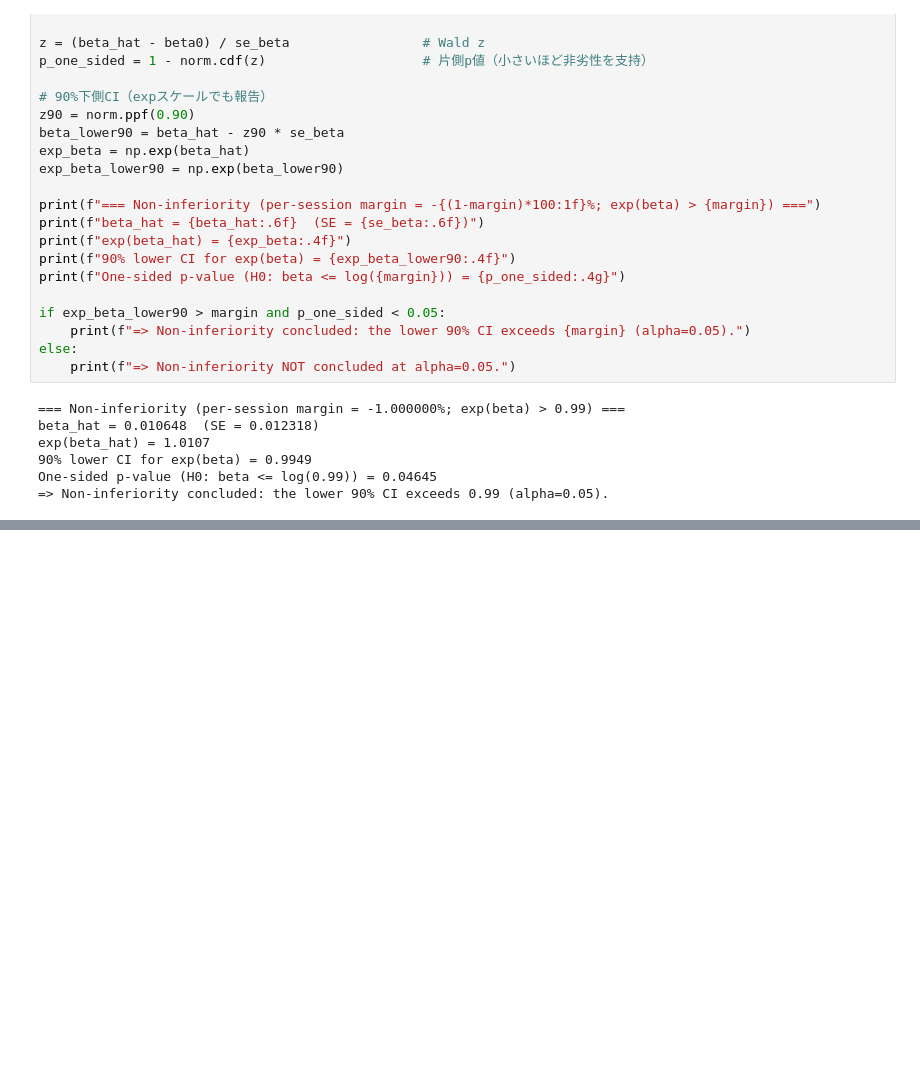
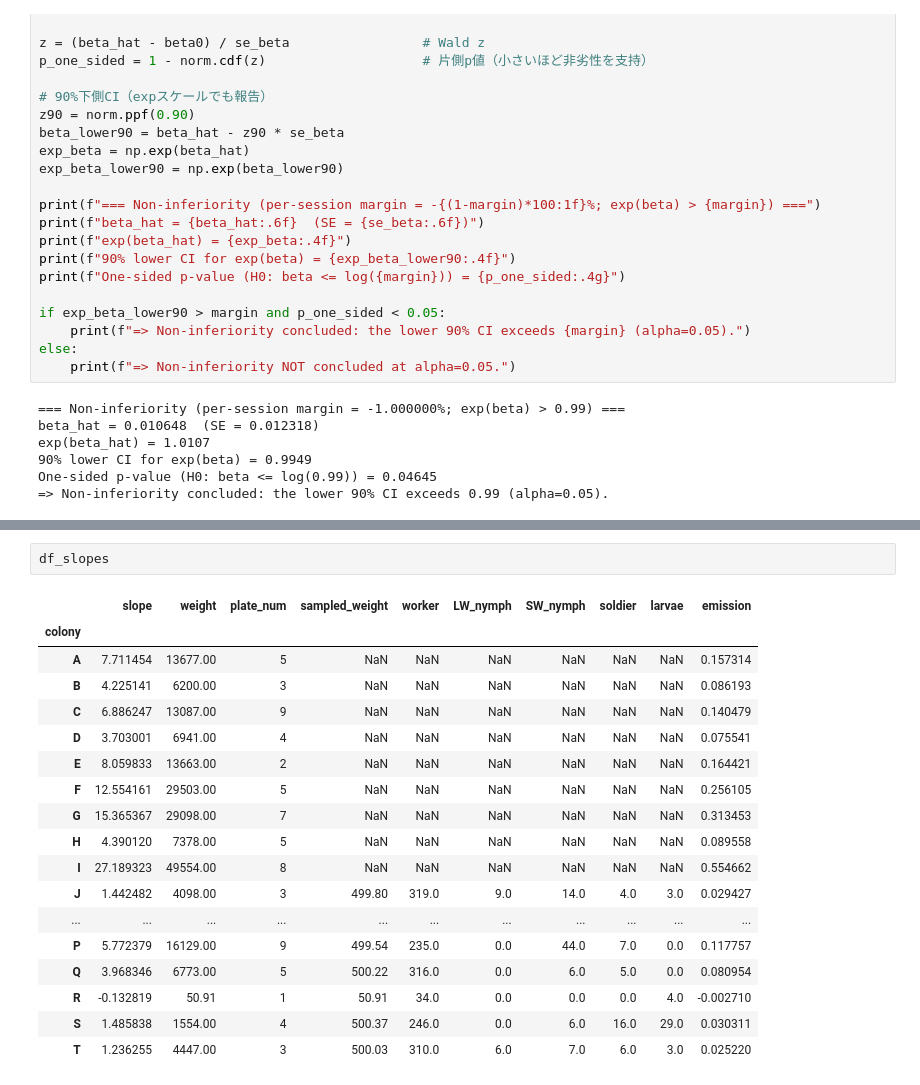
Before and after one commit to yabe-k/Termite-colony-size-estimation, a Jupyter notebook: analysis_and_visualization.ipynb, the cells around one changed output, grey strips where cells are left out. Drawn from its saved outputs; the diff is of its cells as text; blank space fills up the shorter version.

```diff
--- a/analysis_and_visualization.ipynb
+++ b/analysis_and_visualization.ipynb
@@ -590,0 +677,21 @@ One-sided p-value (H0: beta <= log(0.99)) = 0.04645
+# %%
+df_slopes
+# %% [output]
+|  | slope | weight | plate_num | sampled_weight | worker | LW_nymph | SW_nymph | soldier | larvae | emission |
+| colony |  |  |  |  |  |  |  |  |  |  |
+| A | 7.711454 | 13677.00 | 5 | NaN | NaN | NaN | NaN | NaN | NaN | 0.157314 |
+| B | 4.225141 | 6200.00 | 3 | NaN | NaN | NaN | NaN | NaN | NaN | 0.086193 |
+| C | 6.886247 | 13087.00 | 9 | NaN | NaN | NaN | NaN | NaN | NaN | 0.140479 |
+| D | 3.703001 | 6941.00 | 4 | NaN | NaN | NaN | NaN | NaN | NaN | 0.075541 |
+| E | 8.059833 | 13663.00 | 2 | NaN | NaN | NaN | NaN | NaN | NaN | 0.164421 |
+| F | 12.554161 | 29503.00 | 5 | NaN | NaN | NaN | NaN | NaN | NaN | 0.256105 |
+| G | 15.365367 | 29098.00 | 7 | NaN | NaN | NaN | NaN | NaN | NaN | 0.313453 |
+| H | 4.390120 | 7378.00 | 5 | NaN | NaN | NaN | NaN | NaN | NaN | 0.089558 |
+| I | 27.189323 | 49554.00 | 8 | NaN | NaN | NaN | NaN | NaN | NaN | 0.554662 |
+| J | 1.442482 | 4098.00 | 3 | 499.80 | 319.0 | 9.0 | 14.0 | 4.0 | 3.0 | 0.029427 |
+| ... | ... | ... | ... | ... | ... | ... | ... | ... | ... | ... |
+| P | 5.772379 | 16129.00 | 9 | 499.54 | 235.0 | 0.0 | 44.0 | 7.0 | 0.0 | 0.117757 |
+| Q | 3.968346 | 6773.00 | 5 | 500.22 | 316.0 | 0.0 | 6.0 | 5.0 | 0.0 | 0.080954 |
+| R | -0.132819 | 50.91 | 1 | 50.91 | 34.0 | 0.0 | 0.0 | 0.0 | 4.0 | -0.002710 |
+| S | 1.485838 | 1554.00 | 4 | 500.37 | 246.0 | 0.0 | 6.0 | 16.0 | 29.0 | 0.030311 |
+| T | 1.236255 | 4447.00 | 3 | 500.03 | 310.0 | 6.0 | 7.0 | 6.0 | 3.0 | 0.025220 |
```
Also changed, not shown: parts of 24 cells of this notebook, 2 other files.
